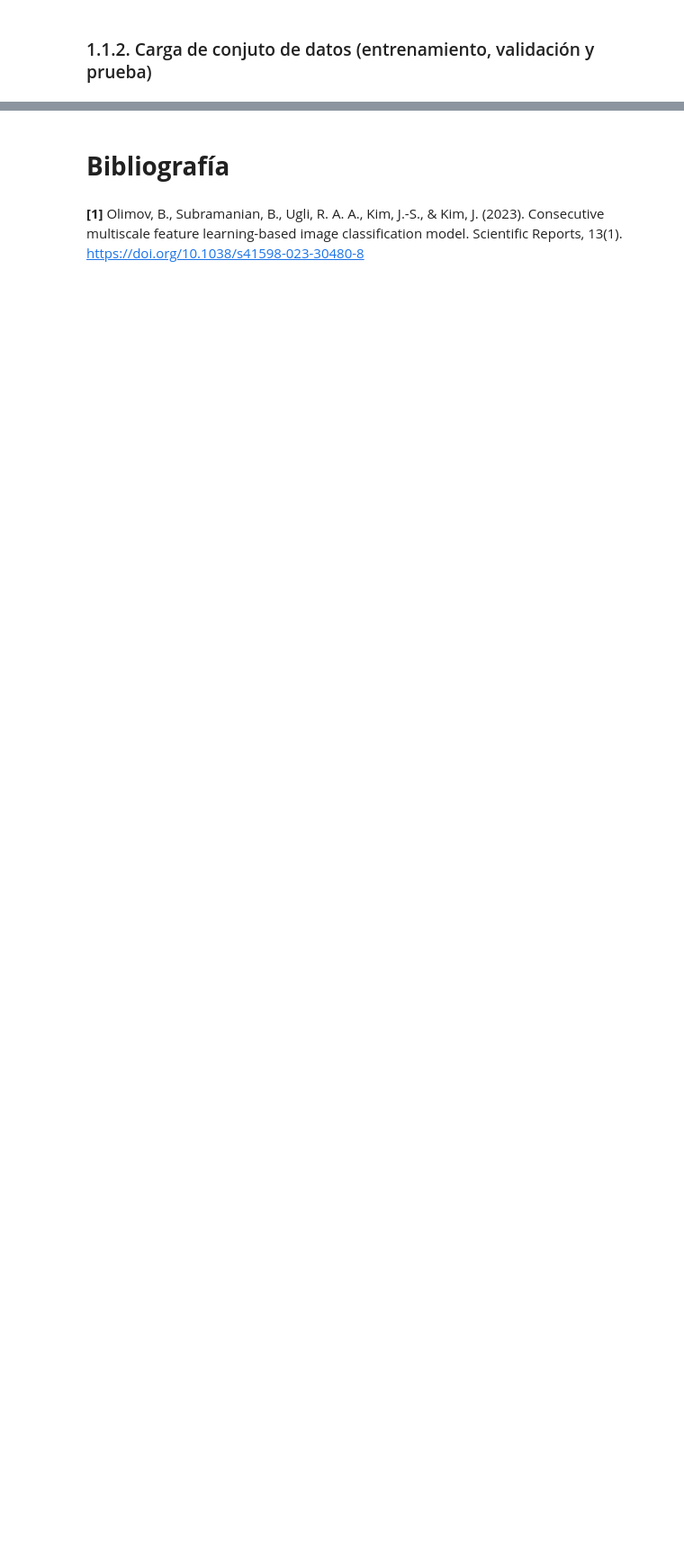
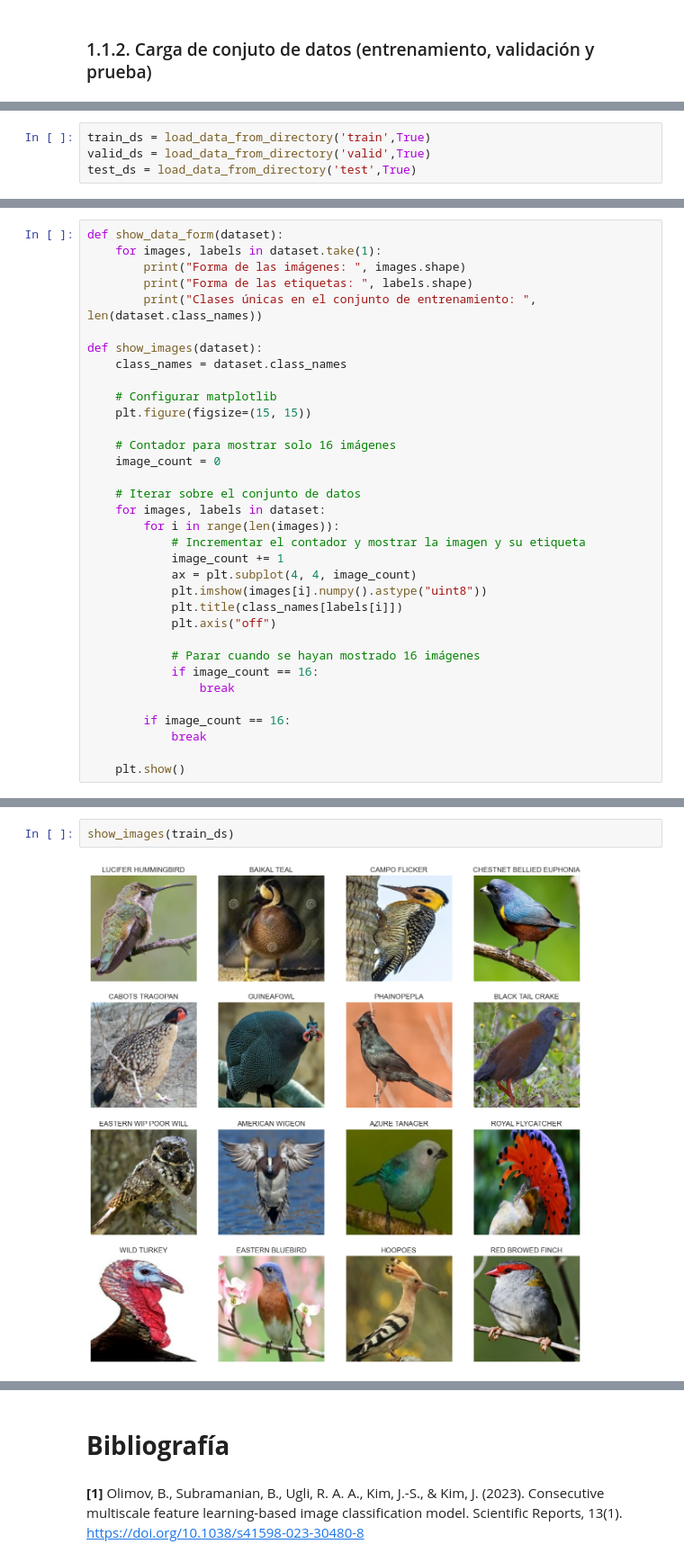
Before and after one commit to geharpz/07MIAR, a Jupyter notebook: src/DIOCLES_GERMAN_A.P_PROYECTO_07MIAR_2023.ipynb, the cells around one changed output, grey strips where cells are left out. Shown at 90% size. Cells and saved outputs as stored; diff of their text form; blank space fills up the shorter version.

```diff
--- a/src/DIOCLES_GERMAN_A.P_PROYECTO_07MIAR_2023.ipynb
+++ b/src/DIOCLES_GERMAN_A.P_PROYECTO_07MIAR_2023.ipynb
@@ -219,0 +153,4 @@ Found 2625 validated image filenames belonging to 525 classes.
+# %%
+train_ds = load_data_from_directory('train',True)
+valid_ds = load_data_from_directory('valid',True)
+test_ds = load_data_from_directory('test',True)
@@ -249,0 +165,34 @@ plt.show()
+# %%
+def show_data_form(dataset):
+    for images, labels in dataset.take(1):
+        print("Forma de las imágenes: ", images.shape)
+        print("Forma de las etiquetas: ", labels.shape)
+        print("Clases únicas en el conjunto de entrenamiento: ", len(dataset.class_names))
+
+def show_images(dataset):
+    class_names = dataset.class_names
+
+    # Configurar matplotlib
+    plt.figure(figsize=(15, 15))
+
+    # Contador para mostrar solo 16 imágenes
+    image_count = 0
+
+    # Iterar sobre el conjunto de datos
+    for images, labels in dataset:
+        for i in range(len(images)):
+            # Incrementar el contador y mostrar la imagen y su etiqueta
+            image_count += 1
+            ax = plt.subplot(4, 4, image_count)
+            plt.imshow(images[i].numpy().astype("uint8"))
+            plt.title(class_names[labels[i]])
+            plt.axis("off")
+
+            # Parar cuando se hayan mostrado 16 imágenes
+            if image_count == 16:
+                break
+
+        if image_count == 16:
+            break
+
+    plt.show()
@@ -249,0 +209,4 @@ plt.show()
+# %%
+show_images(train_ds)
+# %% [output]
+[figure, added]
```
Also changed, not shown: parts of 32 cells of this notebook, 1 other file.
